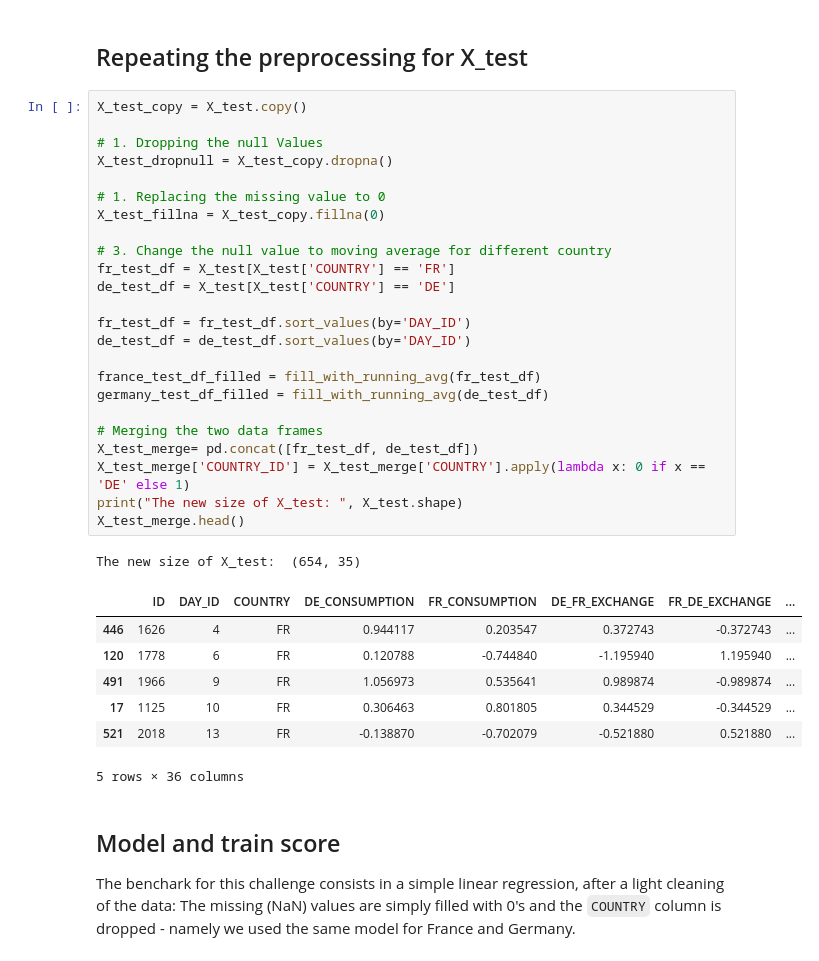
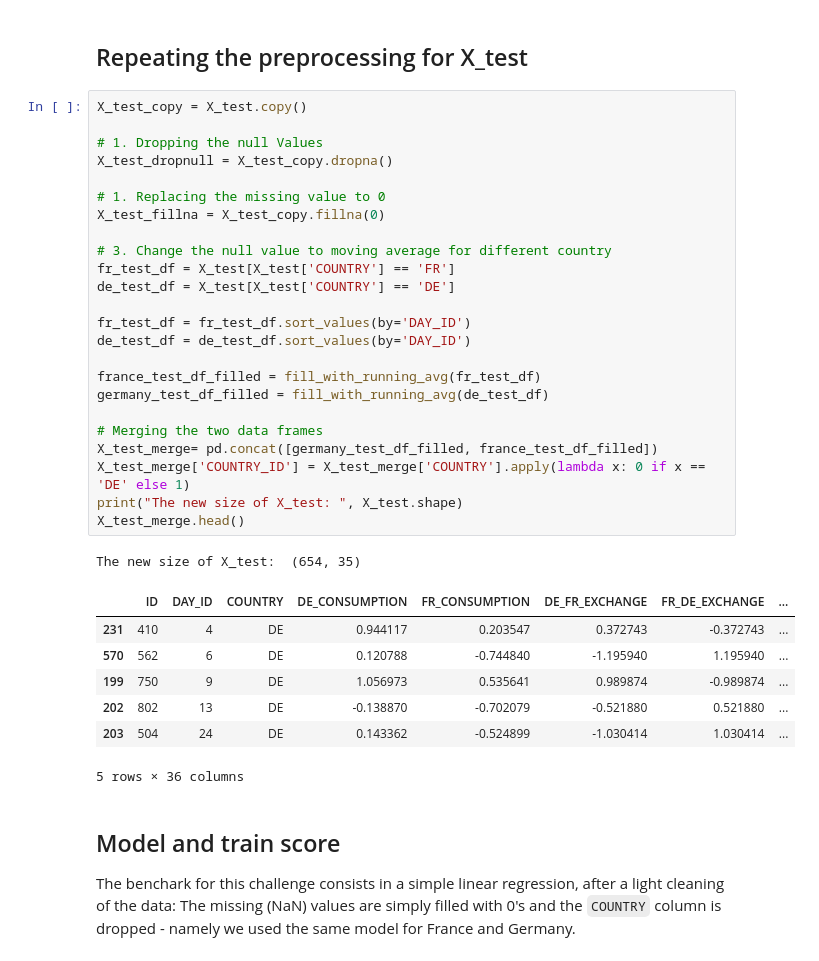
Before and after one commit to rngaili/Electricity-Price-Prediction, a Jupyter notebook: Benchmark_QRT_en.ipynb, the cells around one changed output. Cells and saved outputs as stored; diff of their text form.

```diff
--- a/Benchmark_QRT_en.ipynb
+++ b/Benchmark_QRT_en.ipynb
@@ -250,35 +250,35 @@ The new size of X_train_merge:  (1494, 36)
 # %%
 X_test_copy = X_test.copy()
 
 # 1. Dropping the null Values
 X_test_dropnull = X_test_copy.dropna()
 
 # 1. Replacing the missing value to 0
 X_test_fillna = X_test_copy.fillna(0)
 
 # 3. Change the null value to moving average for different country
 fr_test_df = X_test[X_test['COUNTRY'] == 'FR']
 de_test_df = X_test[X_test['COUNTRY'] == 'DE']
 
 fr_test_df = fr_test_df.sort_values(by='DAY_ID')
 de_test_df = de_test_df.sort_values(by='DAY_ID')
 
 france_test_df_filled = fill_with_running_avg(fr_test_df)
 germany_test_df_filled = fill_with_running_avg(de_test_df)
 
 # Merging the two data frames
-X_test_merge= pd.concat([fr_test_df, de_test_df])
+X_test_merge= pd.concat([germany_test_df_filled, france_test_df_filled])
 X_test_merge['COUNTRY_ID'] = X_test_merge['COUNTRY'].apply(lambda x: 0 if x == 'DE' else 1)
 print("The new size of X_test: ", X_test.shape)
 X_test_merge.head()
 # %% [output]
 The new size of X_test:  (654, 35)
 |  | ID | DAY_ID | COUNTRY | DE_CONSUMPTION | FR_CONSUMPTION | DE_FR_EXCHANGE | FR_DE_EXCHANGE | ... |
-| 446 | 1626 | 4 | FR | 0.944117 | 0.203547 | 0.372743 | -0.372743 | ... |
-| 120 | 1778 | 6 | FR | 0.120788 | -0.744840 | -1.195940 | 1.195940 | ... |
-| 491 | 1966 | 9 | FR | 1.056973 | 0.535641 | 0.989874 | -0.989874 | ... |
-| 17 | 1125 | 10 | FR | 0.306463 | 0.801805 | 0.344529 | -0.344529 | ... |
-| 521 | 2018 | 13 | FR | -0.138870 | -0.702079 | -0.521880 | 0.521880 | ... |
+| 231 | 410 | 4 | DE | 0.944117 | 0.203547 | 0.372743 | -0.372743 | ... |
+| 570 | 562 | 6 | DE | 0.120788 | -0.744840 | -1.195940 | 1.195940 | ... |
+| 199 | 750 | 9 | DE | 1.056973 | 0.535641 | 0.989874 | -0.989874 | ... |
+| 202 | 802 | 13 | DE | -0.138870 | -0.702079 | -0.521880 | 0.521880 | ... |
+| 203 | 504 | 24 | DE | 0.143362 | -0.524899 | -1.030414 | 1.030414 | ... |
 5 rows × 36 columns
 # %% [markdown]
 ## Model and train score
```
